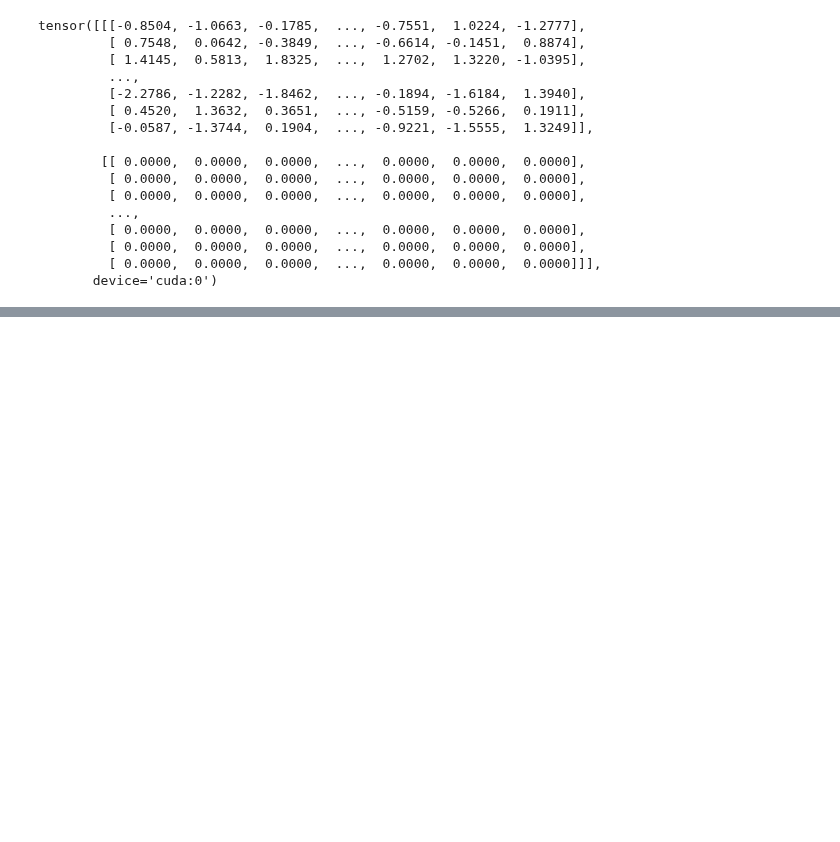
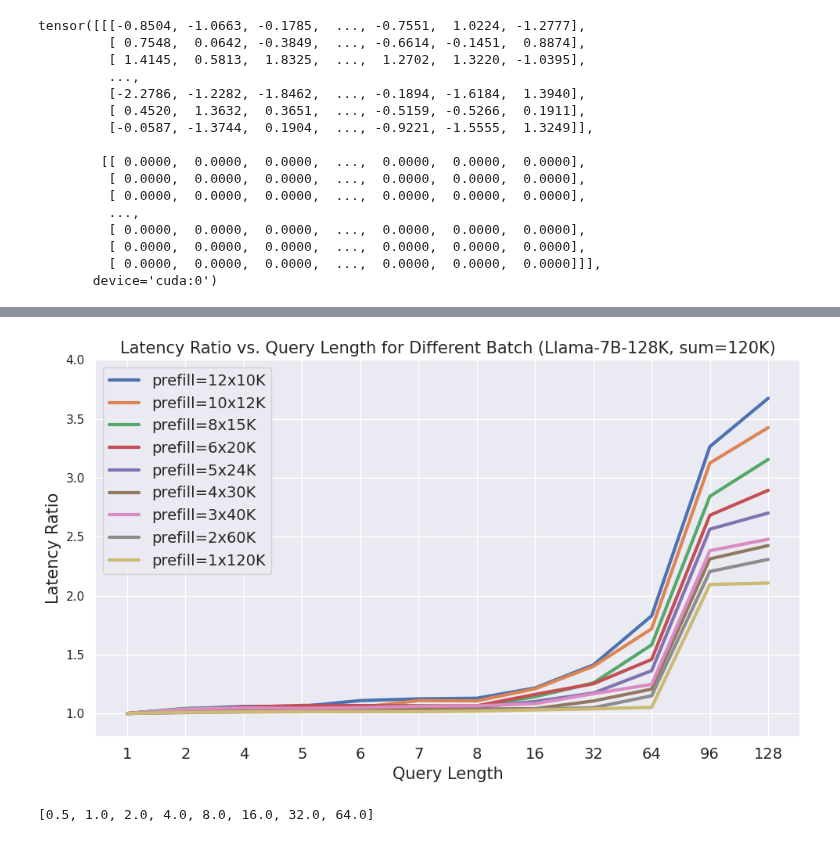
Before and after one commit to ranonrkm/TriForce-legacy, a Jupyter notebook: apps/test_flash_attn.ipynb, the cells around one changed output, grey strips where cells are left out. Drawn from its saved outputs; the diff is of its cells as text; code cells hidden in the pictures; blank space fills up the shorter version.

```diff
--- a/apps/test_flash_attn.ipynb
+++ b/apps/test_flash_attn.ipynb
@@ -244,0 +345,43 @@ tensor([[[-0.8504, -1.0663, -0.1785,  ..., -0.7551,  1.0224, -1.2777],
+# %%
+def plot_turning_point(file_path):
+    df = pd.read_csv(file_path)
+    df = df.sort_values(by=['prefill','len'])
+
+    prefill_list = sorted(df['prefill'].unique().tolist())
+    prefill_list = prefill_list[1:]
+    len_list = sorted(df['len'].unique().tolist())
+
+    y = [df[df['prefill'] == prefill]['latency'].tolist() for prefill in prefill_list]
+
+    plt.figure(figsize=(10,6))
+    plt.grid()
+
+    k=0
+    for i in y:
+        plt.plot([str(x) for x in len_list],[m / i[0] for m in i], label=f'prefill={int(120*1024/prefill_list[k])}x{str(int(prefill_list[k]/1024))}K', linewidth=3)
+        k+=1
+
+    plt.ylim(0.8,4)
+    # draw a vertical line at x = 128
+    # plt.axvline(x=64, color='r', linestyle='--')
+    # plt.axvline(x=128, color='r', linestyle='--')
+    plt.legend(fontsize=14, loc='upper left')
+    plt.grid()
+    # xticks: step size 16
+    # plt.xticks(np.arange(0, 128+16, 16))
+    plt.xlabel('Query Length', fontsize=15)
+    plt.ylabel('Latency Ratio', fontsize=15)
+    plt.xticks(fontsize=14)
+    plt.title('Latency Ratio vs. Query Length for Different Batch (Llama-7B-128K, sum=120K)', fontsize=15)
+    # adjust dpi
+    plt.tight_layout()
+    plt.savefig('Turning_point.png', dpi=300)
+
+file_path = '/var/cr06_data/beidic/LongContextInfer/benchmark/report/Turning_point_2.csv'
+plot_turning_point(file_path)
+# %% [output]
+[figure, added]
+# %%
+y_list
+# %% [output]
+[0.5, 1.0, 2.0, 4.0, 8.0, 16.0, 32.0, 64.0]
```
Also changed, not shown: parts of 15 cells of this notebook, 7 other files.
